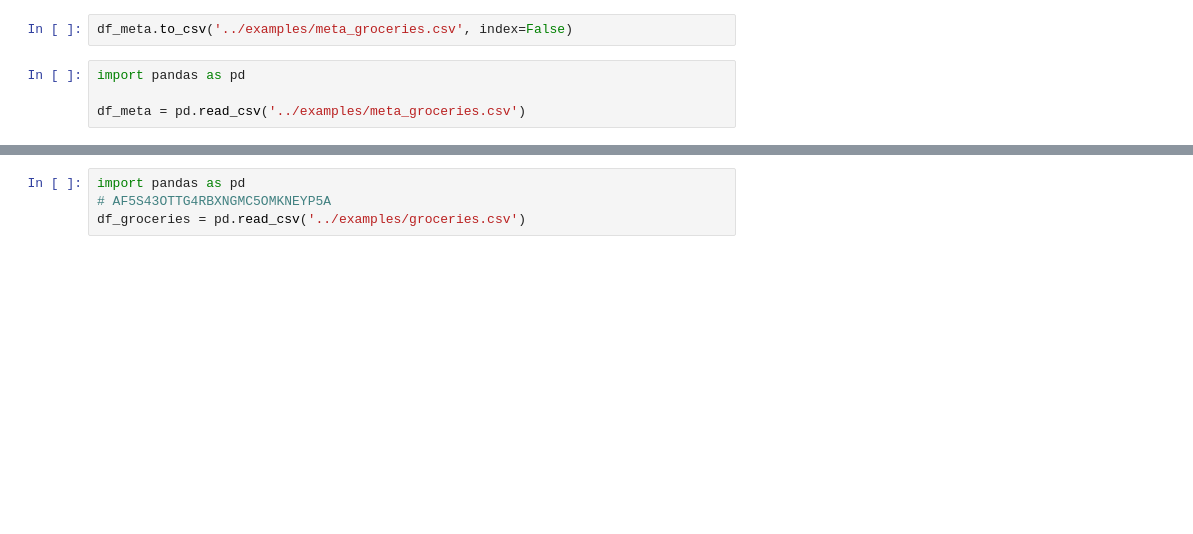
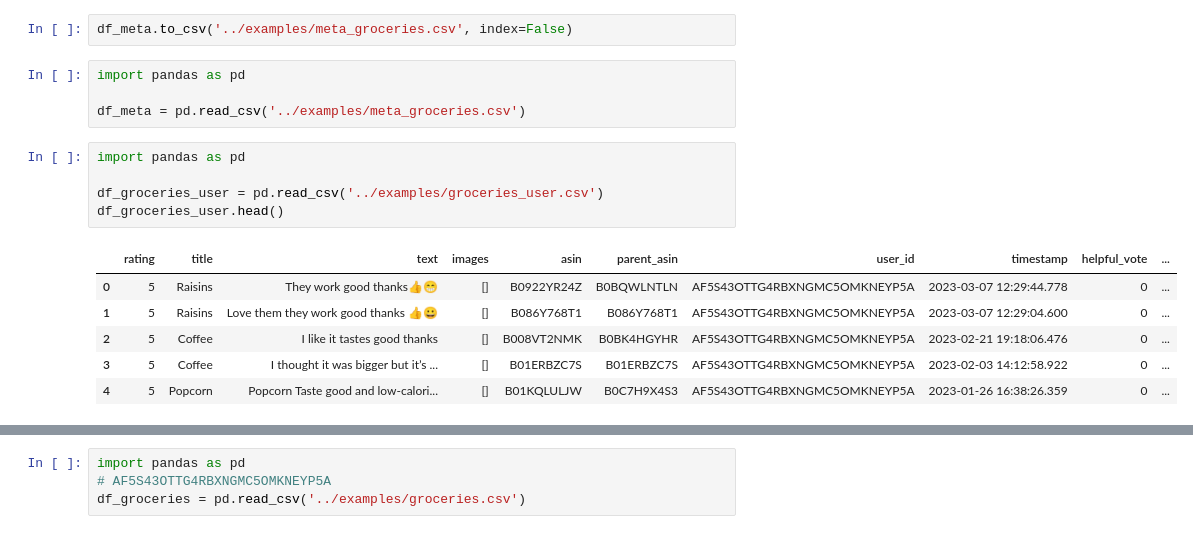
Before and after one commit to Softchallenge2012/behaviorgpt_purchase, a Jupyter notebook: notebooks/showcase.ipynb, the cells around one changed output, grey strips where cells are left out. Saved outputs shown, nothing was run; the diff lists cells and outputs as text; blank space fills up the shorter version.

```diff
--- a/notebooks/showcase.ipynb
+++ b/notebooks/showcase.ipynb
@@ -142,3 +142,15 @@ df_meta.to_csv('../examples/meta_groceries.csv', index=False)
 import pandas as pd
 
 df_meta = pd.read_csv('../examples/meta_groceries.csv')
+# %%
+import pandas as pd
+
+df_groceries_user = pd.read_csv('../examples/groceries_user.csv')
+df_groceries_user.head()
+# %% [output]
+|  | rating | title | text | images | asin | parent_asin | user_id | timestamp | helpful_vote | ... |
+| 0 | 5 | Raisins | They work good thanks👍😁 | [] | B0922YR24Z | B0BQWLNTLN | AF5S43OTTG4RBXNGMC5OMKNEYP5A | 2023-03-07 12:29:44.778 | 0 | ... |
+| 1 | 5 | Raisins | Love them they work good thanks 👍😀 | [] | B086Y768T1 | B086Y768T1 | AF5S43OTTG4RBXNGMC5OMKNEYP5A | 2023-03-07 12:29:04.600 | 0 | ... |
+| 2 | 5 | Coffee | I like it tastes good thanks | [] | B008VT2NMK | B0BK4HGYHR | AF5S43OTTG4RBXNGMC5OMKNEYP5A | 2023-02-21 19:18:06.476 | 0 | ... |
+| 3 | 5 | Coffee | I thought it was bigger but it’s ... | [] | B01ERBZC7S | B01ERBZC7S | AF5S43OTTG4RBXNGMC5OMKNEYP5A | 2023-02-03 14:12:58.922 | 0 | ... |
+| 4 | 5 | Popcorn | Popcorn Taste good and low-calori... | [] | B01KQLULJW | B0C7H9X4S3 | AF5S43OTTG4RBXNGMC5OMKNEYP5A | 2023-01-26 16:38:26.359 | 0 | ... |
```
Also changed, not shown: parts of 6 cells of this notebook, 11 other files.
